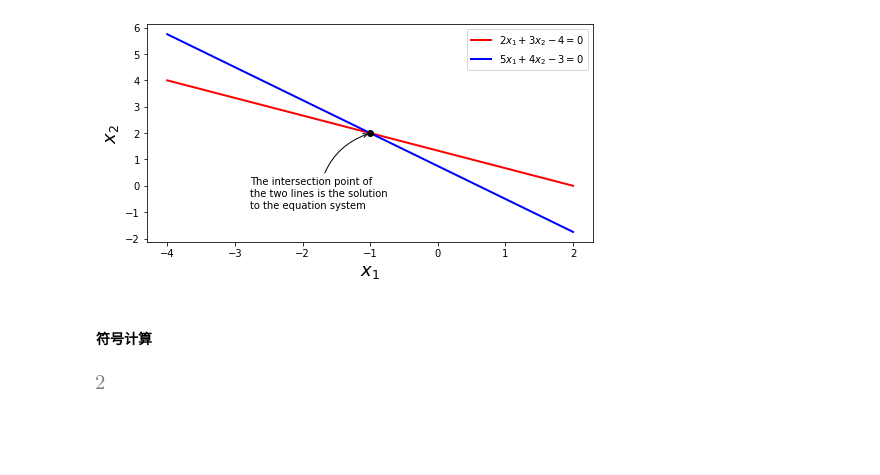
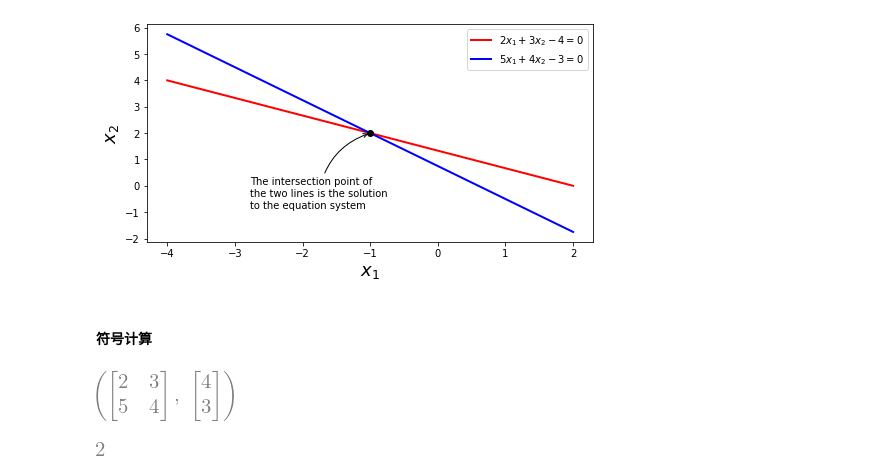
Before and after one commit to sim42/SCML, a Jupyter notebook: Chapter05/1. 方程求解.ipynb, the cells around one changed output. Cells and saved outputs as stored; diff of their text form; code cells hidden in the pictures; blank space fills up the shorter version.

```diff
--- a/Chapter05/1. 方程求解.ipynb
+++ b/Chapter05/1. 方程求解.ipynb
@@ -111,6 +111,9 @@ ax.legend()
 # %%
 A = sympy.Matrix([[2, 3], [5, 4]])
 b = sympy.Matrix([4, 3])
+A, b
+# %% [output]
+[figure, added]
 # %%
 A.rank()  # 满秩有解
 # %% [output]
```
Also changed, not shown: parts of 1 cell of this notebook, 5 other files.
